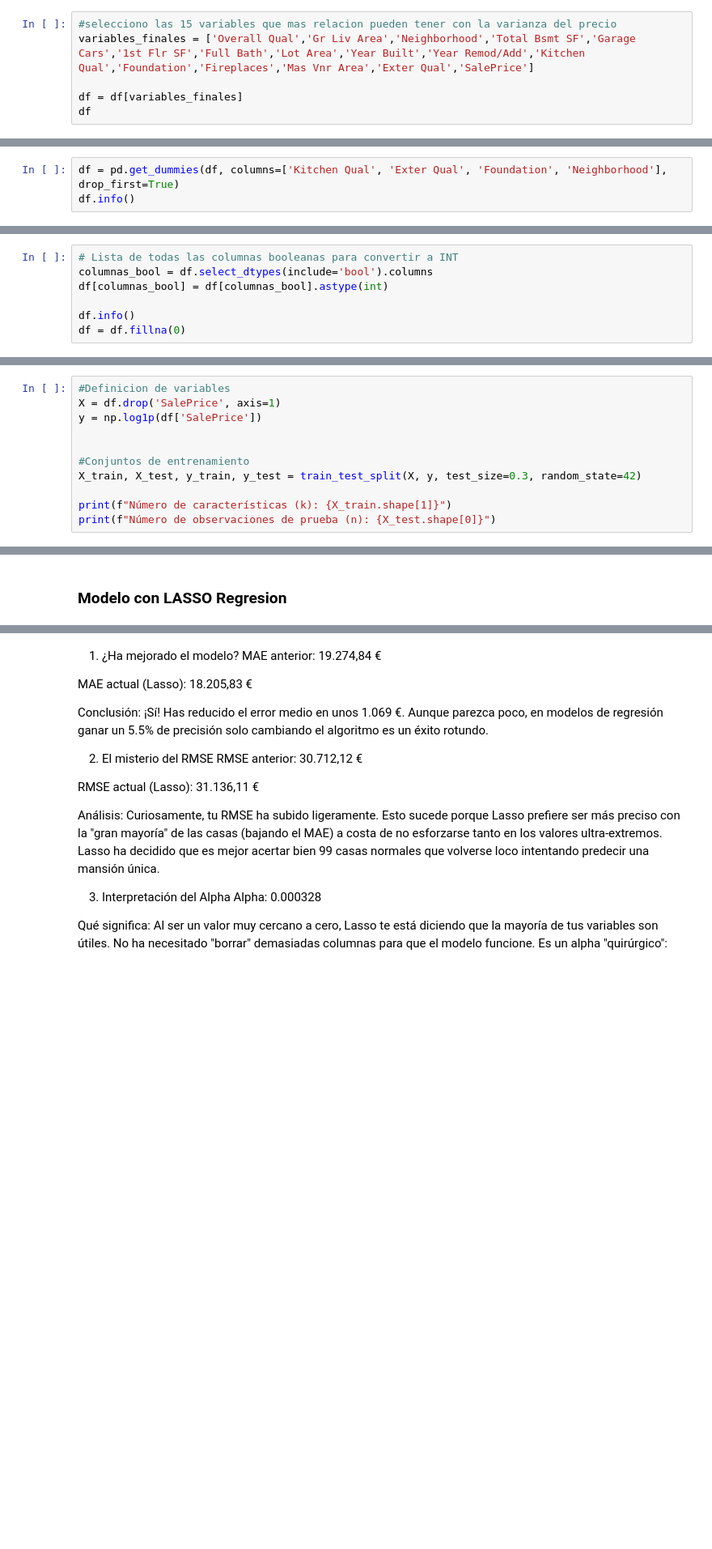
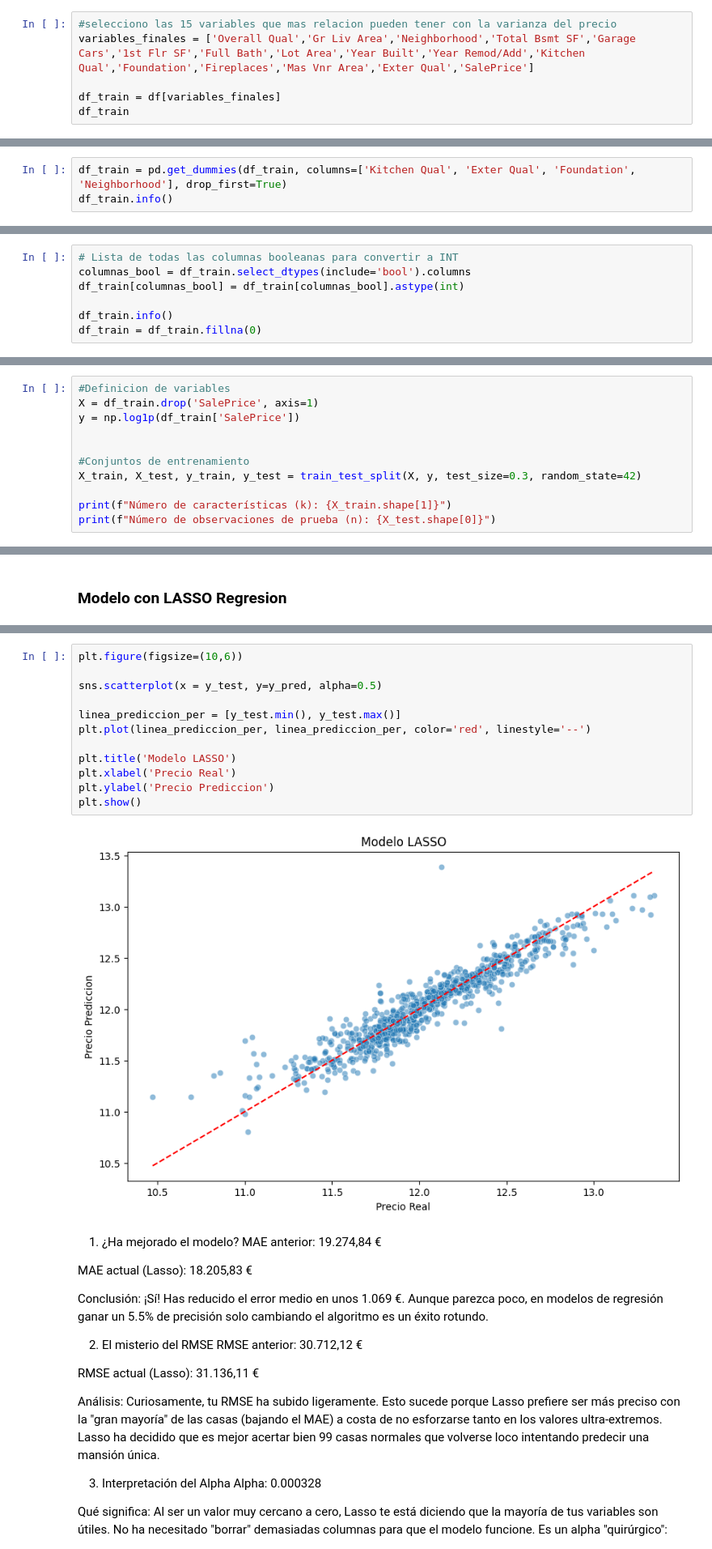
Before and after one commit to estebanSem/p4.3---modelos, a Jupyter notebook: p4.3.ipynb, the cells around one changed output, grey strips where cells are left out. Shown at 81% size. Cells and saved outputs as stored; diff of their text form; blank space fills up the shorter version.

```diff
--- a/p4.3.ipynb
+++ b/p4.3.ipynb
@@ -114,8 +114,8 @@ memory usage: 1.6+ MB
 #selecciono las 15 variables que mas relacion pueden tener con la varianza del precio
 variables_finales = ['Overall Qual','Gr Liv Area','Neighborhood','Total Bsmt SF','Garage Cars','1st Flr SF','Full Bath','Lot Area','Year Built','Year Remod/Add','Kitchen Qual','Foundation','Fireplaces','Mas Vnr Area','Exter Qual','SalePrice']
 
-df = df[variables_finales]
-df
+df_train = df[variables_finales]
+df_train
 # %% [output]
 |  | Overall Qual | Gr Liv Area | Neighborhood | Total Bsmt SF | Garage Cars | 1st Flr SF | Full Bath | Lot Area | ... |
 | 0 | 6 | 1656 | NAmes | 1080.0 | 2.0 | 1656 | 1 | 31770 | ... |
@@ -160,6 +153,6 @@ Exter Qual --> one-hot
 # %%
-df = pd.get_dummies(df, columns=['Kitchen Qual', 'Exter Qual', 'Foundation', 'Neighborhood'], drop_first=True)
-df.info()
+df_train = pd.get_dummies(df_train, columns=['Kitchen Qual', 'Exter Qual', 'Foundation', 'Neighborhood'], drop_first=True)
+df_train.info()
 # %% [output]
 <class 'pandas.core.frame.DataFrame'>
 RangeIndex: 2930 entries, 0 to 2929
@@ -180,11 +173,11 @@ dtypes: bool(39), float64(3), int64(9)
 memory usage: 386.4 KB
 # %%
 # Lista de todas las columnas booleanas para convertir a INT
-columnas_bool = df.select_dtypes(include='bool').columns
-df[columnas_bool] = df[columnas_bool].astype(int)
+columnas_bool = df_train.select_dtypes(include='bool').columns
+df_train[columnas_bool] = df_train[columnas_bool].astype(int)
 
-df.info()
-df = df.fillna(0)
+df_train.info()
+df_train = df_train.fillna(0)
 # %% [output]
 <class 'pandas.core.frame.DataFrame'>
 RangeIndex: 2930 entries, 0 to 2929
@@ -285,8 +302,8 @@ El RMSE es mucho más grande que mi MAE, lo que indica que el modelo comete erro
 Vamos a aplicar una escala logaritmica al precio, y entrenar el modelo con este cambio.
 # %%
 #Definicion de variables
-X = df.drop('SalePrice', axis=1)
-y = np.log1p(df['SalePrice'])
+X = df_train.drop('SalePrice', axis=1)
+y = np.log1p(df_train['SalePrice'])
 
 
 #Conjuntos de entrenamiento
@@ -380,3 +419,17 @@ RMSE final en euros: 31136.11
+# %%
+plt.figure(figsize=(10,6))
+
+sns.scatterplot(x = y_test, y=y_pred, alpha=0.5)
+
+linea_prediccion_per = [y_test.min(), y_test.max()]
+plt.plot(linea_prediccion_per, linea_prediccion_per, color='red', linestyle='--')
+
+plt.title('Modelo LASSO')
+plt.xlabel('Precio Real')
+plt.ylabel('Precio Prediccion')
+plt.show()
+# %% [output]
+[figure, added]
 # %% [markdown]
 1. ¿Ha mejorado el modelo?
 MAE anterior: 19.274,84 €
```
Also changed, not shown: parts of 20 cells of this notebook.
